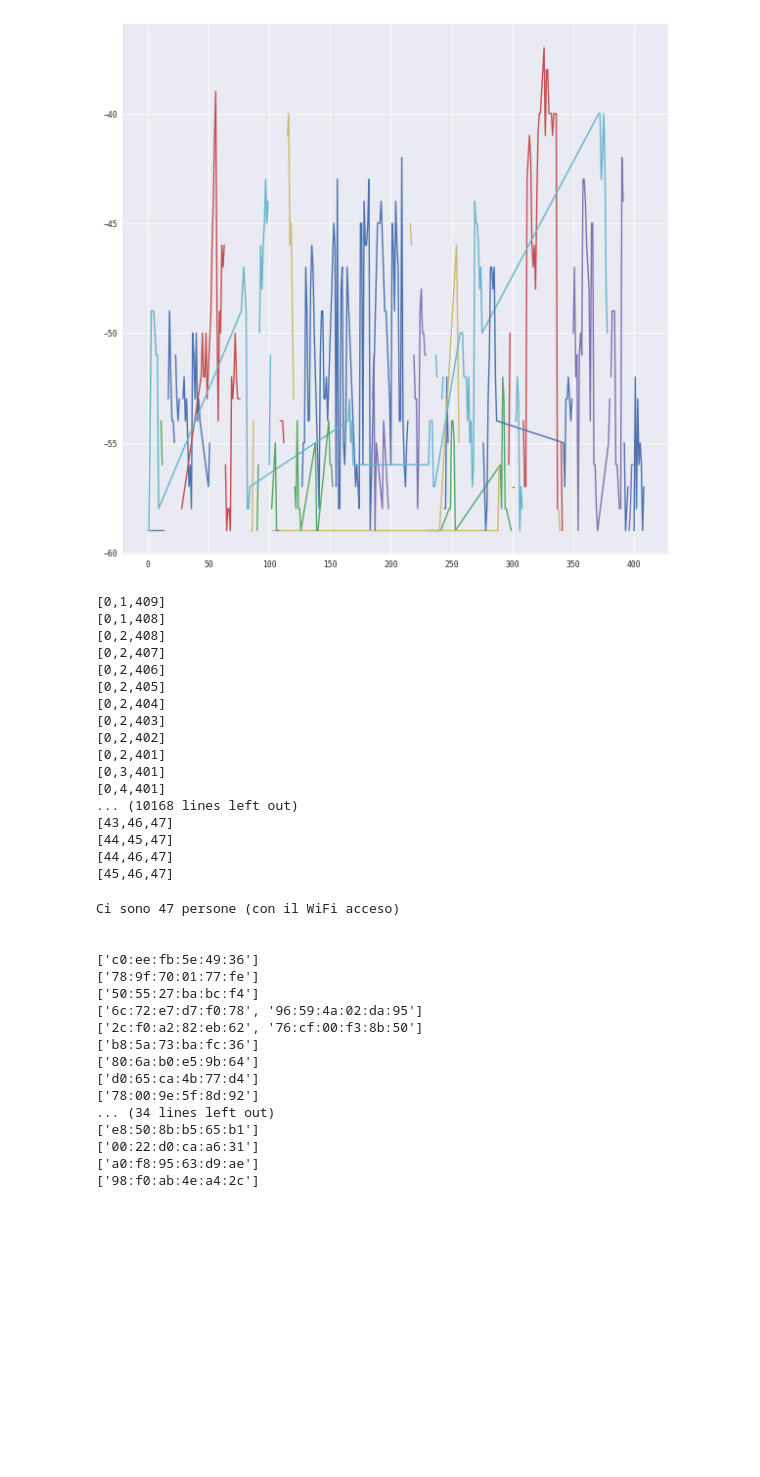
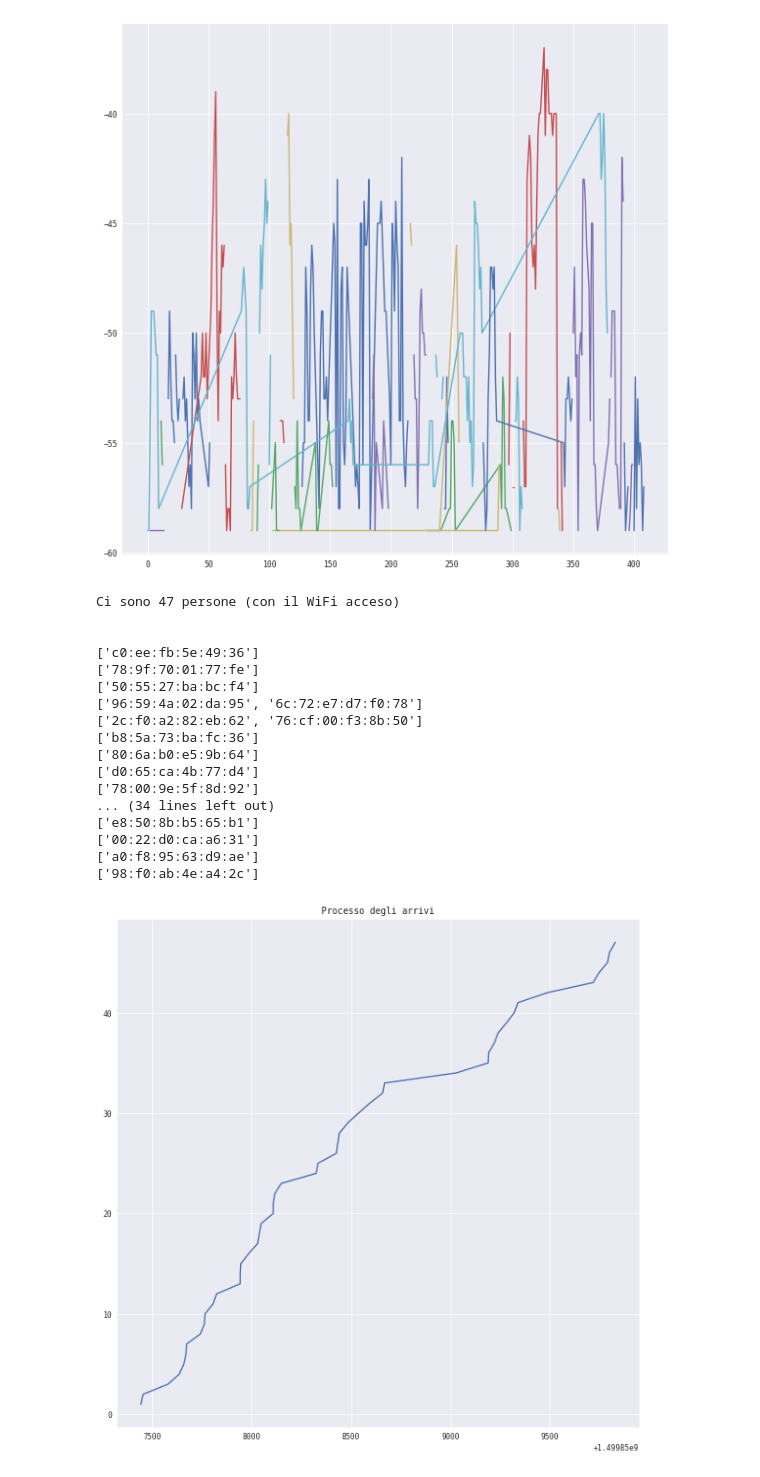
Before and after one commit to AndreaPicasso/WifiDetectionML, a Jupyter notebook: testSet_project.ipynb, the cells around one changed output. Drawn from its saved outputs; the diff is of its cells as text; code cells hidden in the pictures; blank space fills up the shorter version.

```diff
--- a/testSet_project.ipynb
+++ b/testSet_project.ipynb
@@ -464,46 +463,18 @@ def clustering(df):
     for i in range(0, len(df)):
         clusters.append(Cluster(df.loc[i]))
     clustering = True
-    clustered = 0
-    #clusters = clusters[0:10]
     #Finche in un giro non si clusterizza nulla
     while(clustering):
         clustering = False
-        #for i in range(0, len(clusters)-1-clustered):
+
         for i in range(0, len(clusters)-1):
-            #for j in range(i+1, len(clusters)-clustered):
             j=i+1
-            #while(j<len(clusters)-clustered):
             while(j<len(clusters)):
                 #Se distanza = 0 allora clusterizza
-                print("["+str(i)+","+str(j)+","+str(len(clusters))+"]")
+                #print("["+str(i)+","+str(j)+","+str(len(clusters))+"]")
                 if(distanza(clusters[i], clusters[j]) == 0):
                     merge_cluster(clusters[i], clusters[j], clusters)
-                    clustered +=1
                     clustering = True
                 else:
                     j += 1
     return clusters
-# %%
-## PROBLEMA: non controlla gli ultimi cluster
-#
-
-clusters = clustering(df)
-# %% [output]
-[0,1,409]
-[0,1,408]
-[0,2,408]
-[0,2,407]
-[0,2,406]
-[0,2,405]
-[0,2,404]
-[0,2,403]
-[0,2,402]
-[0,2,401]
-[0,3,401]
-[0,4,401]
-... (10168 lines left out)
-[43,46,47]
-[44,45,47]
-[44,46,47]
-[45,46,47]
@@ -510,9 +483,9 @@ clusters = clustering(df)
 # %%
 #
 # Notiamo che il risultato ottenuto nel trainingSet è sensato, in quanto vi sono:
-# - 129 Mac differenti di cui
-# - 46 mac randomizzati
-# -> il numero delle persone deve essere compreso tra 129 e 83
+# - 51 Mac differenti di cui
+# - 7 mac randomizzati
+# -> il numero delle persone deve essere compreso tra 51 e 44
 #
 #
 print("Ci sono "+str(len(clusters))+" persone (con il WiFi acceso)\n\n")
@@ -525,7 +498,7 @@ Ci sono 47 persone (con il WiFi acceso)
 ['c0:ee:fb:5e:49:36']
 ['78:9f:70:01:77:fe']
 ['50:55:27:ba:bc:f4']
-['6c:72:e7:d7:f0:78', '96:59:4a:02:da:95']
+['96:59:4a:02:da:95', '6c:72:e7:d7:f0:78']
 ['2c:f0:a2:82:eb:62', '76:cf:00:f3:8b:50']
 ['b8:5a:73:ba:fc:36']
 ['80:6a:b0:e5:9b:64']
@@ -536,3 +509,23 @@ Ci sono 47 persone (con il WiFi acceso)
 ['00:22:d0:ca:a6:31']
 ['a0:f8:95:63:d9:ae']
 ['98:f0:ab:4e:a4:2c']
+# %%
+import time
+pattern = '%Y-%m-%d %H:%M:%S.%f'
+arrive_time = list()
+arrive_time_converted = list()
+count = list()
+counter = 0
+for cluster in clusters:
+    t = min(cluster.cluster['Time'])
+    arrive_time.append(t)
+    arrive_time_converted.append(int(time.mktime(time.strptime(t[0:25], pattern))))
+    counter += 1
+    count.append(counter)
+# %%
+plt.figure(figsize=(10,10))
+plt.title('Processo degli arrivi')
+plt.plot(arrive_time_converted, count)
+plt.show()
+# %% [output]
+[figure, added]
```
Also changed, not shown: parts of 8 cells of this notebook.
